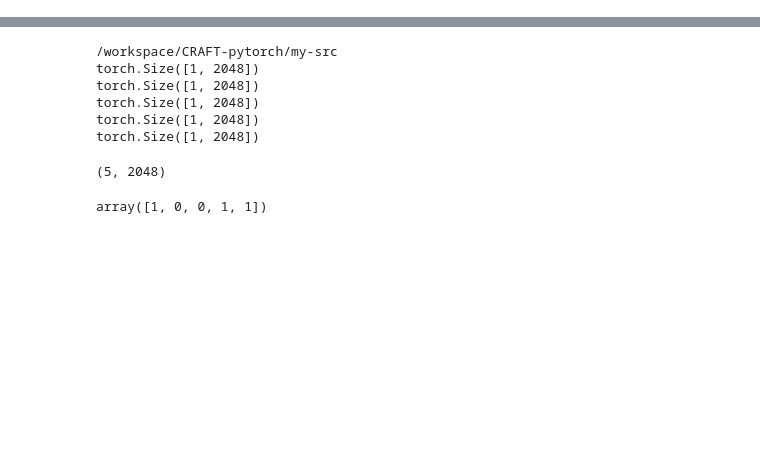
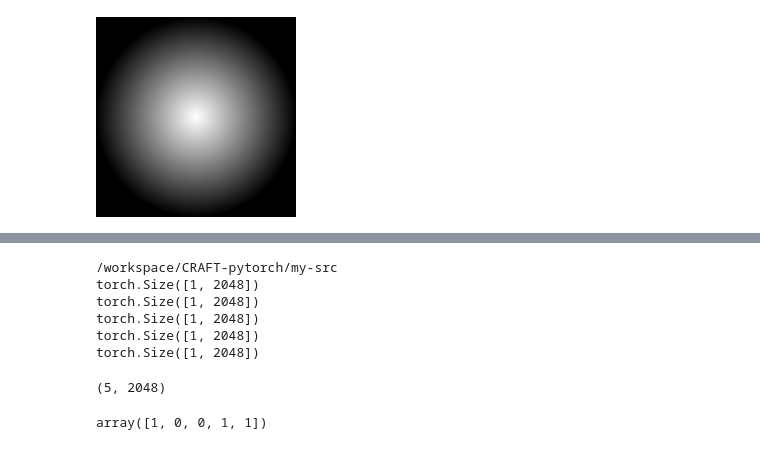
Before and after one commit to w121211/CRAFT-pytorch, a Jupyter notebook: debug.ipynb, the cells around one changed output, grey strips where cells are left out. Drawn from its saved outputs; the diff is of its cells as text; code cells hidden in the pictures; blank space fills up the shorter version.

```diff
--- a/debug.ipynb
+++ b/debug.ipynb
@@ -19,0 +129,69 @@ from torchsummary import summary
+# %%
+from math import pi
+
+from io import BytesIO
+import cairo
+import IPython.display
+
+pattern = cairo.MeshPattern()
+pattern.begin_patch()
+pattern.move_to(0, 0)
+pattern.curve_to(30/200, -30/200, 60/200, 30/200, 100/200, 0)
+pattern.curve_to(60/200, 30/200, 130/200, 60/200, 100/200, 100/200)
+pattern.curve_to(60/200, 70/200, 30/200, 130/200, 0, 100/200)
+pattern.curve_to(30/200, 70/200, -30/200, 30/200, 0, 0)
+pattern.set_corner_color_rgb(0, 1, 0, 0)
+pattern.set_corner_color_rgb(1, 0, 1, 0)
+pattern.set_corner_color_rgb(2, 0, 0, 1)
+pattern.set_corner_color_rgb(3, 1, 1, 0)
+pattern.end_patch()
+
+# svgio = BytesIO()
+# with cairo.SVGSurface(svgio, 200, 200) as surface:
+
+surface = cairo.ImageSurface(cairo.FORMAT_ARGB32, 200, 200)
+cr = cairo.Context(surface)
+cr.scale(200, 200)
+
+# pat = cairo.LinearGradient(0.0, 0.0, 0.0, 1.0)
+# for p in np.random.uniform(0, 1, (5, 4)):
+#     pat.add_color_stop_rgba(*tuple(p), 1)
+
+pat = cairo.RadialGradient(0.5, 0.5, 0., 0.5, 0.5, 0.5)
+# pat.add_color_stop_rgba(0, 0.4, 0.8, 0, 1)
+# pat.add_color_stop_rgba(1, 0.4, 0.9, 0.5, 1)
+pat.add_color_stop_rgba(0, 1, 1, 1, 1)
+pat.add_color_stop_rgba(1, 0, 0, 0, 1)
+
+
+cr.set_source(pat)
+cr.rectangle(0, 0, 1, 1)
+cr.fill()
+
+#     pat.add_color_stop_rgba(0, 1, 1, 1, 1)
+#     pat.add_color_stop_rgba(1, 0, 0, 0, 1)
+# cr.set_line_width(0.04)
+# pat = cairo.RadialGradient(0.45, 0.4, 0.1,
+#                                0.4, 0.4, 0.5)
+# pat.add_color_stop_rgba(0, 1, 1, 1, 1)
+# pat.add_color_stop_rgba(1, 0, 0, 0, 1)
+# cr.set_source(pat)
+# cr.arc(0.5, 0.5, 0.3, 0, 1 * pi)
+# cr.fill()
+
+
+# IPython.display.SVG(data=svgio.getvalue())
+
+
+# width, height = 255, 255
+# surface = cairo.ImageSurface(cairo.FORMAT_ARGB32, width, height)
+data = np.ndarray(shape=(200, 200, 4),
+                     dtype=np.uint8,
+                     buffer=surface.get_data())
+# data.shape
+
+im = Image.fromarray(data)
+im
+# data
+# %% [output]
+[figure, added]
```
Also changed, not shown: parts of 7 cells of this notebook, 12 other files.
